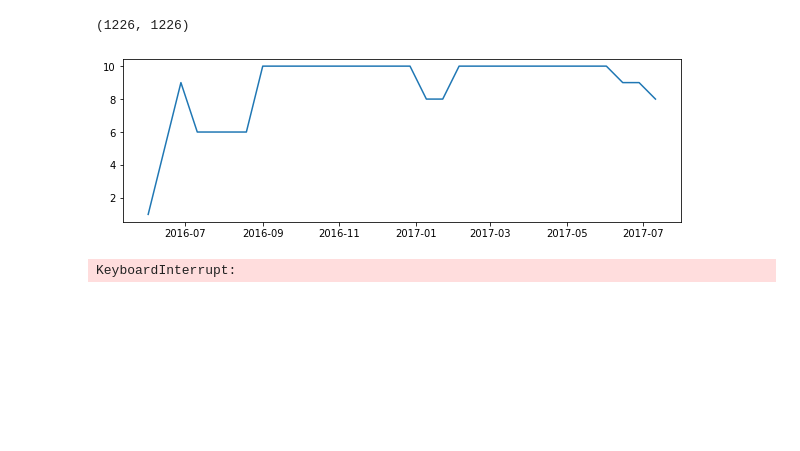
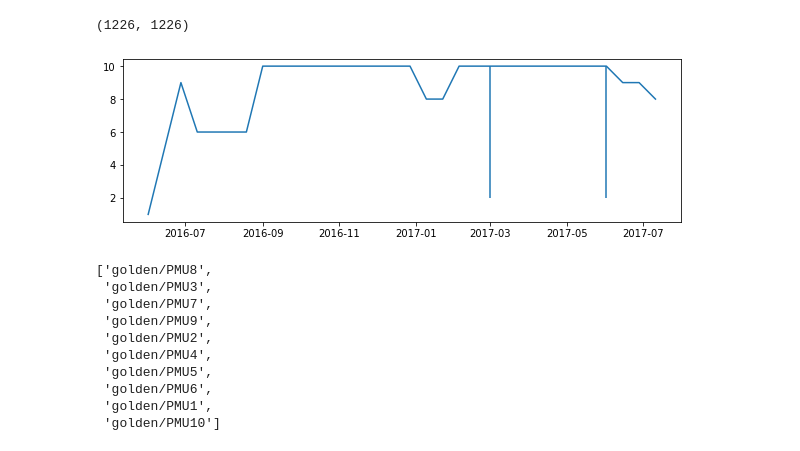
Before and after one commit to PingThingsIO/ni4ai-ingest, a Jupyter notebook: golden.ipynb, the cells around one changed output. Drawn from its saved outputs; the diff is of its cells as text; code cells hidden in the pictures; blank space fills up the shorter version.

```diff
--- a/golden.ipynb
+++ b/golden.ipynb
@@ -31,6 +31,7 @@ for s in streams:
     if end > last:
         last = int(end)
 # %%
+pw = 44
 points = s.aligned_windows(first, last, pw)
 # %%
 times, counts = zip(*[(p.time, p.count) for p,_ in points])
@@ -48,18 +49,8 @@ for s in streams:
 # %%
 df = pd.concat(counts, axis=1).sort_index().iloc[1:]
 fig, ax = plt.subplots(figsize=(10,3))
 ax.plot(df.index, pd.notnull(df).sum(axis=1).tolist())
+ax.vlines([datetime(2017,3,1), datetime(2017,6,1)], 2,10)
 plt.show()
 # %% [output]
-[figure, old version]
+[figure, new version]
-# %%
-stream_avail = pd.DataFrame(columns=[s.name for s in streams],
-                           index=days)
-for d in days:
-    start = to_nanoseconds(d)
-    end = to_nanoseconds(d+timedelta(days=1))
-
-    counts = [s.count(start, end) for s in streams]
-    stream_avail.loc[d] = counts
-# %% [output]
-KeyboardInterrupt:
@@ -65,0 +70,13 @@ KeyboardInterrupt:
+# %%
+[s.collection for s in streams]
+# %% [output]
+['golden/PMU8',
+ 'golden/PMU3',
+ 'golden/PMU7',
+ 'golden/PMU9',
+ 'golden/PMU2',
+ 'golden/PMU4',
+ 'golden/PMU5',
+ 'golden/PMU6',
+ 'golden/PMU1',
+ 'golden/PMU10']
```
Also changed, not shown: parts of 6 cells of this notebook, 7 other files.
